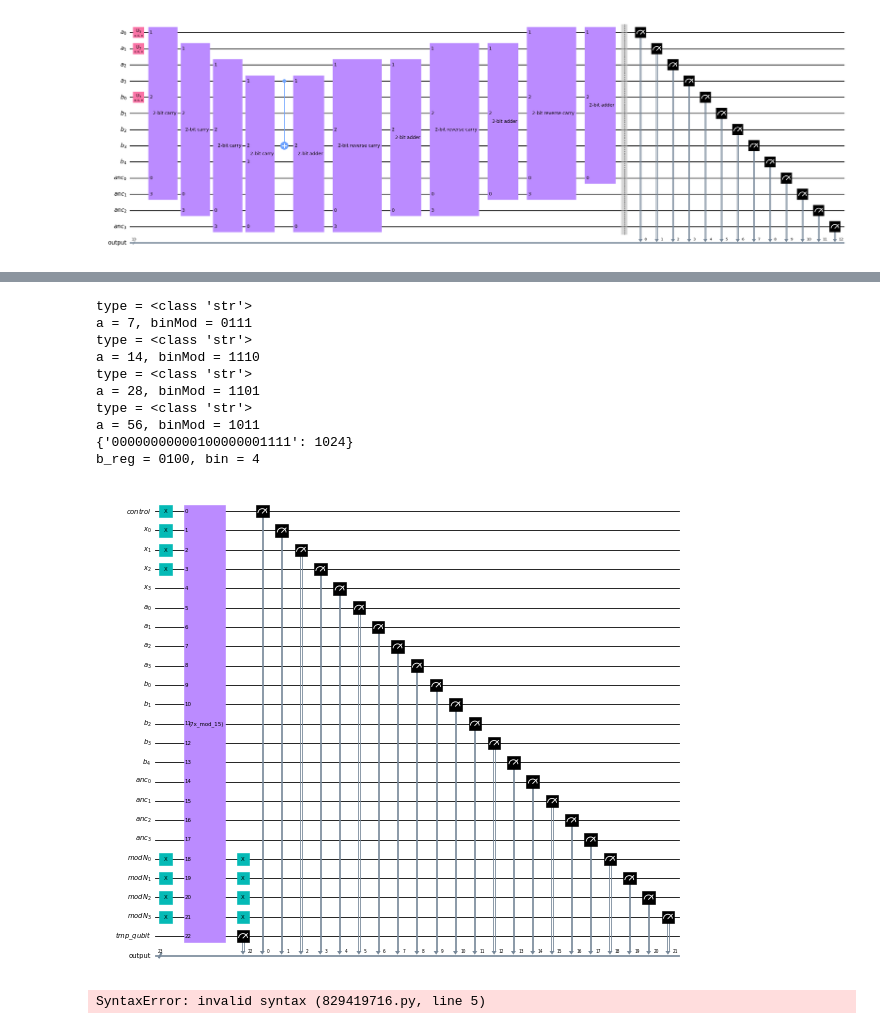
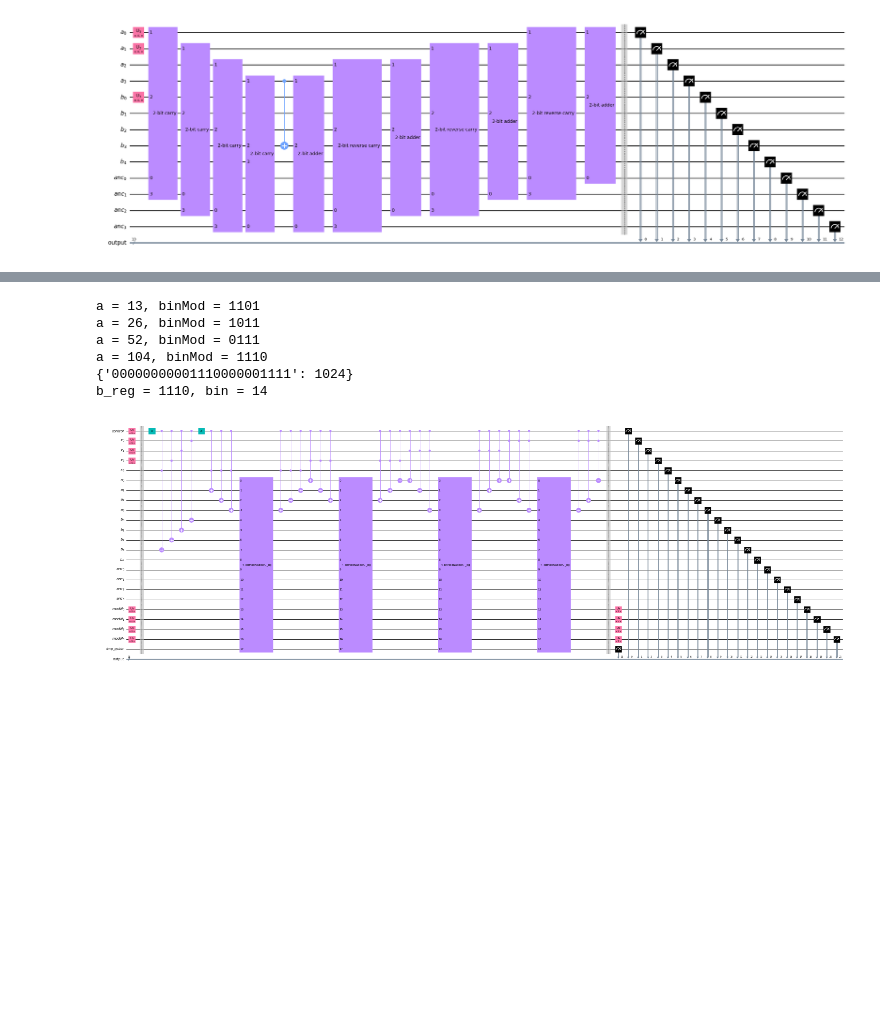
Before and after one commit to JuliuszSyrewicz/quantumFactorization, a Jupyter notebook: QFT.ipynb, the cells around one changed output, grey strips where cells are left out. Saved outputs shown, nothing was run; the diff lists cells and outputs as text; code cells hidden in the pictures; blank space fills up the shorter version.

Commit message:
Prototype for modular exponentiation, not yet implemented as a separate function

```diff
--- a/QFT.ipynb
+++ b/QFT.ipynb
@@ -162,7 +162,7 @@ b_reg = 1100, bin = 12
 # modular multiplier circuit
 n = 4
 no_qubits = 5 * n + 3
-reverse_bool = False
+reverse_bool = True
 
 reg_c_qubit = QuantumRegister(1, name="control")
 reg_x = QuantumRegister(n, name="x")
@@ -177,61 +177,45 @@ qc = QuantumCircuit(reg_c_qubit, reg_x, reg_a, reg_b, reg_anc, reg_N, reg_tmp_qu
 
 g = 7
 N = 15
 
 # set control to 1
 qc.x(reg_c_qubit[0])
 
 # set x to 3
-qc.x(reg_x[i] for i in [0,1, 2])
+qc.x(reg_x[i] for i in [0,1,2])
 
 # set N to 15
 qc.x(reg_N[i] for i in range(n))
 
 
-qc.append(nbitModNMultiplier(n, g, N, reg_c_qubit, reg_x, reg_a, reg_b, reg_anc, reg_N, reg_tmp_qubit), reg_c_qubit[0:1] + reg_x[0:n] + reg_a[0:n] + reg_b[0:n + 1] + reg_anc[0:n] + reg_N[0:n] + reg_tmp_qubit[0:1])
+qc.append(nbitModNMultiplier(n, g, N, reg_c_qubit, reg_x, reg_a, reg_b, reg_anc, reg_N, reg_tmp_qubit, reverse=reverse_bool), reg_c_qubit[0:1] + reg_x[0:n] + reg_a[0:n] + reg_b[0:n + 1] + reg_anc[0:n] + reg_N[0:n] + reg_tmp_qubit[0:1])
 
 # revert N to zeros
 qc.x(reg_N[i] for i in range(n))
 
 qc.measure(range(no_qubits), range(no_qubits))
 
 simulator = Aer.get_backend('qasm_simulator')
 job_sim = simulator.run(qk.transpile(qc, simulator), shots=1024)
 result_sim = job_sim.result()
 counts = result_sim.get_counts(qc)
 print(counts)
 
 for key in counts:
     b_reg = key[(2*n+2):3*n+2]
     print("b_reg = {}, bin = {}".format(b_reg, int(b_reg, 2)))
 
-reps = 0
-qc.decompose(reps=reps).draw(output="mpl", fold=-1, scale=0.3, filename="circuits/{}-bitModNMultiplier{}".format(n, "(decomposed)" if reps > 0 else ""))
+reps = 1
+
+qasm_output = qc.decompose(reps=reps).qasm()
+with open("qasm_files/multiplierMod{}({}-bit)".format(N, n), 'w') as txt_file:
+    txt_file.write(qasm_output)
+qc.decompose(reps=reps).draw(output="mpl", fold=-1, scale=0.3, filename="circuits/{}-bitModNMultiplier{}{}".format(n, "(-1)" if reverse_bool else "", "(decomposed)" if reps > 0 else ""))
 # %% [output]
-type = <class 'str'>
-a = 7, binMod = 0111
-type = <class 'str'>
-a = 14, binMod = 1110
-type = <class 'str'>
-a = 28, binMod = 1101
-type = <class 'str'>
-a = 56, binMod = 1011
-{'00000000000100000001111': 1024}
-b_reg = 0100, bin = 4
+a = 13, binMod = 1101
+a = 26, binMod = 1011
+a = 52, binMod = 0111
+a = 104, binMod = 1110
+{'00000000001110000001111': 1024}
+b_reg = 1110, bin = 14
-[figure, old version]
+[figure, new version]
-# %%
-# modular exponentiation mod N
-n = 4
-no_qubits = 6 * n + 3
-
-reg_exp = QuantumRegister(n, name = "exp")
-reg_c_qubit = QuantumRegister(1, name="control")
-reg_x = QuantumRegister(n, name="x")
-reg_a = QuantumRegister(n, name="a")
-reg_b = QuantumRegister(n + 1, name="b")
-reg_anc = QuantumRegister(n, name="anc")
-reg_N = QuantumRegister(n, name="modN")
-reg_tmp_qubit = QuantumRegister(1, name="tmp_qubit")
-cr = ClassicalRegister(no_qubits, name="output")
-# %% [output]
-SyntaxError: invalid syntax (829419716.py, line 5)
```
Also changed, not shown: parts of 3 cells of this notebook.
